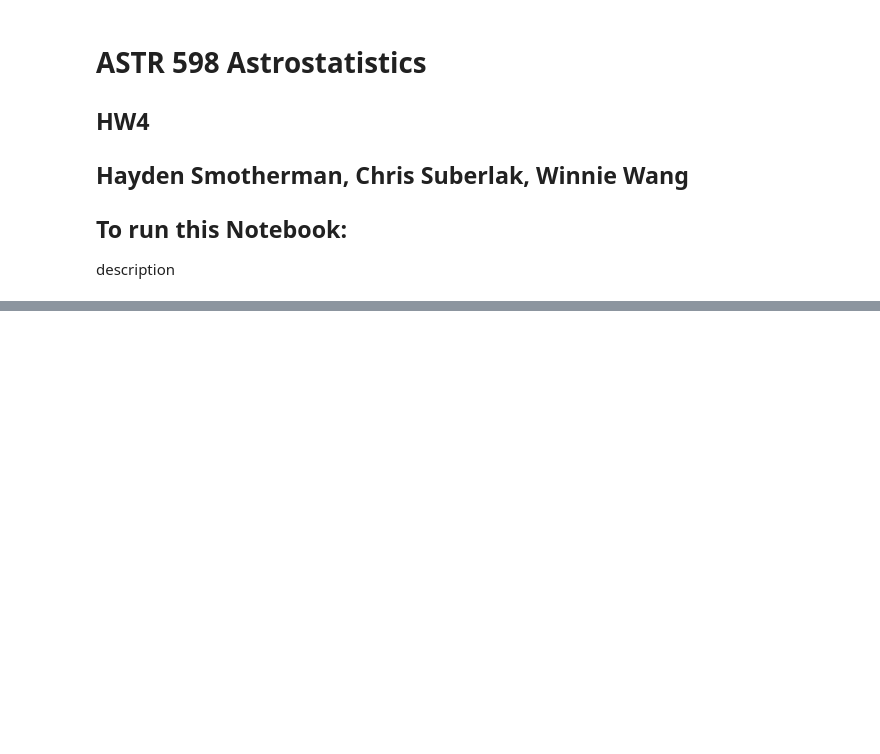
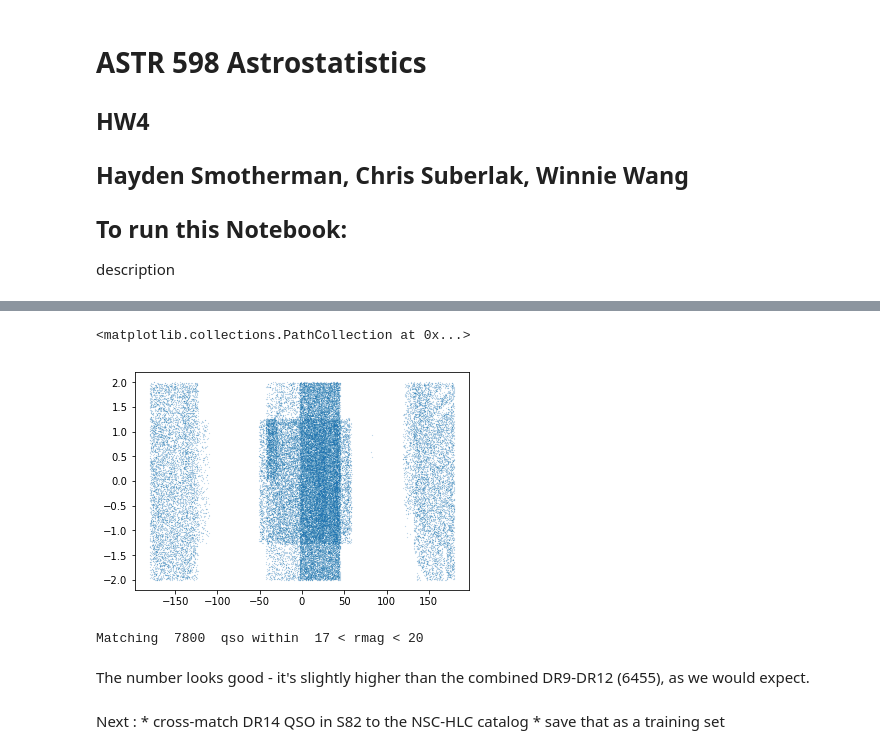
Before and after one commit to dirac-institute/uw-astr598-w18, a Jupyter notebook: homeworks/group2/HW4_group2.ipynb, the cells around one changed output, grey strips where cells are left out. Drawn from its saved outputs; the diff is of its cells as text; code cells hidden in the pictures; blank space fills up the shorter version.

```diff
--- a/homeworks/group2/HW4_group2.ipynb
+++ b/homeworks/group2/HW4_group2.ipynb
@@ -45,0 +52,12 @@ nsc = vstack([table_neg, table_pos])
+# %%
+# Select only S82 , since we only have NSC_HLC data for S82
+
+# re-express the ra from 0-360 to +/- 180 ..
+dr14['RA_W'] = np.where(dr14['RA']>180, dr14['RA']-360, dr14['RA'])
+
+# Plot only the selection
+m = np.abs(dr14['DEC']) < 2
+plt.scatter(dr14['RA_W'][m], dr14['DEC'][m], s=0.01)
+# %% [output]
+<matplotlib.collections.PathCollection at 0x...>
+[figure, added]
@@ -45,0 +75,15 @@ nsc = vstack([table_neg, table_pos])
+# %%
+m_dec = np.abs(dr14_sel['dec']) < 2
+m_ra = np.abs(dr14_sel['ra']) < 50
+rmin, rmax = 17,20
+m_r = (rmin < dr14_sel['r']) * (dr14_sel['r'] < rmax)
+m_qso = m_dec * m_ra * m_r
+print('Matching ', np.sum(m_qso), ' qso within ', rmin, '< rmag <', rmax)
+# %% [output]
+Matching  7800  qso within  17 < rmag < 20
+# %% [markdown]
+The number looks good - it's slightly higher than the combined DR9-DR12 (6455), as we would expect.
+# %% [markdown]
+Next :
+    * cross-match DR14 QSO in S82 to the NSC-HLC catalog
+    * save that as a training set
```
Also changed, not shown: parts of 6 cells of this notebook.
